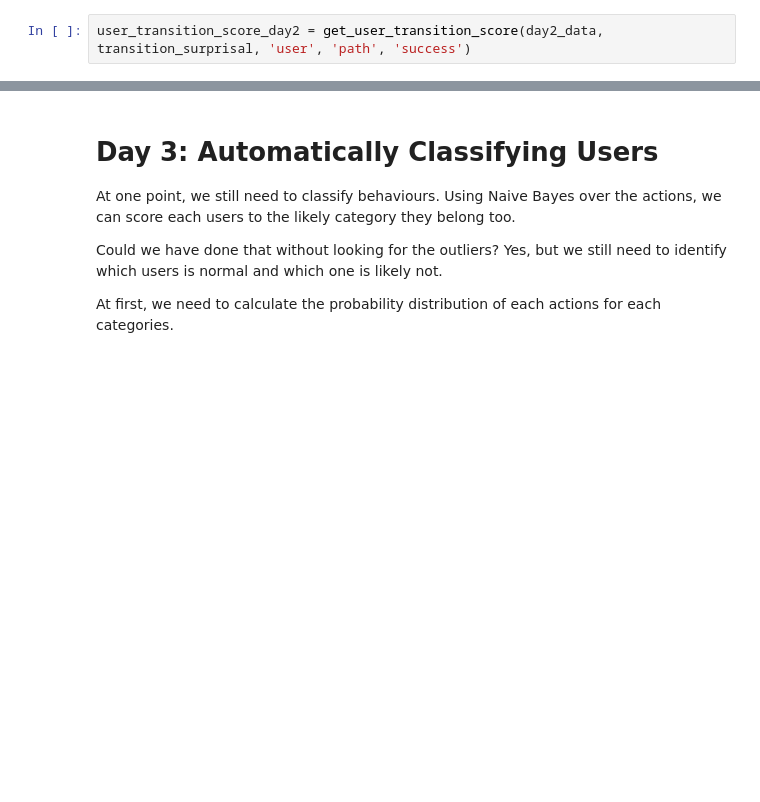
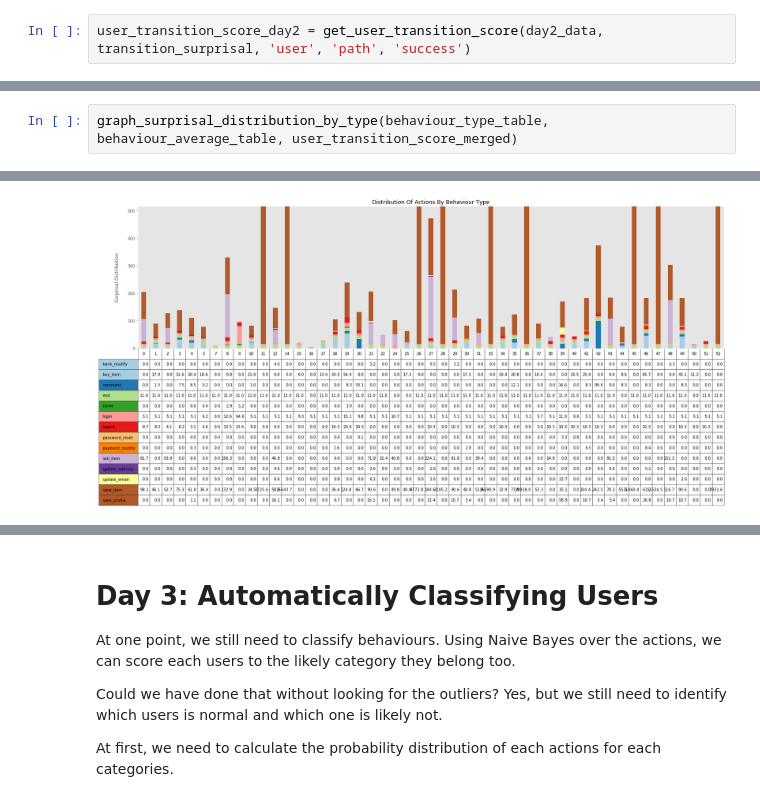
Before and after one commit to cerebraljam/find_outliers_in_logs, a Jupyter notebook: find_outliers_in_logs.ipynb, the cells around one changed output, grey strips where cells are left out. Saved outputs shown, nothing was run; the diff lists cells and outputs as text; blank space fills up the shorter version.

```diff
--- a/find_outliers_in_logs.ipynb
+++ b/find_outliers_in_logs.ipynb
@@ -748,0 +809,3 @@ for k in behaviour_type_table.keys():
+# %%
+graph_surprisal_distribution_by_type(behaviour_type_table, behaviour_average_table, user_transition_score_merged)
+# %% [output]
@@ -748,0 +813 @@ for k in behaviour_type_table.keys():
+[figure, added]
```
Also changed, not shown: parts of 29 cells of this notebook.
